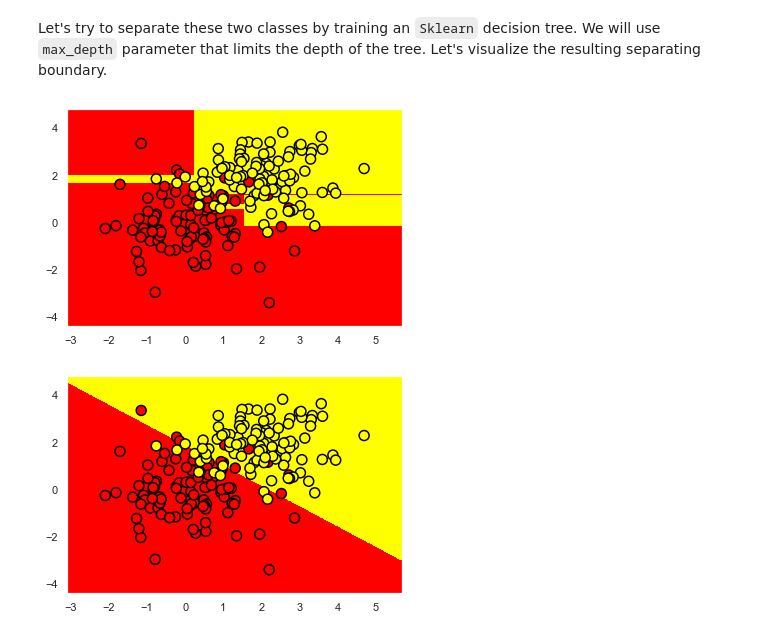
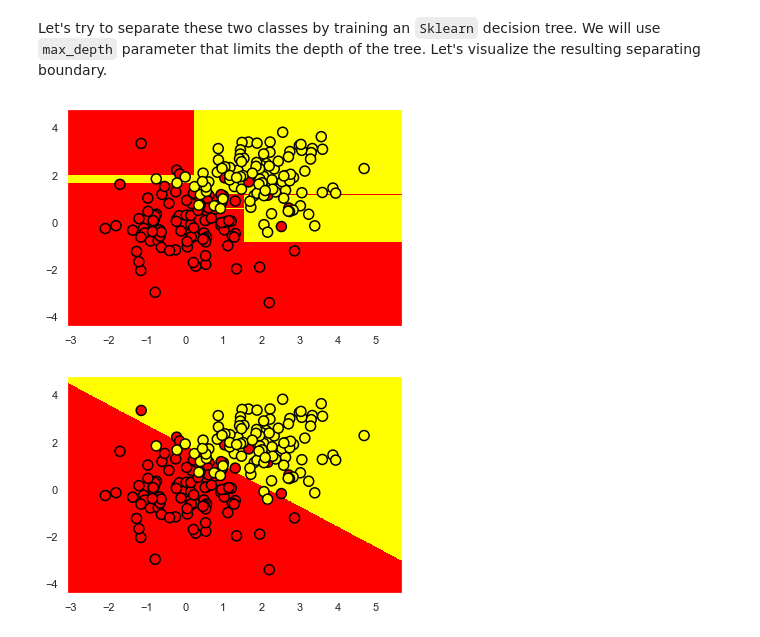
Before and after one commit to ulstu/ml, a Jupyter notebook: ml_course_en/lecture04. Decision trees. KNN. Logistic regression. Regularization/Lecture 04-01. decision_trees_kNN.ipynb, the cells around one changed output. Saved outputs shown, nothing was run; the diff lists cells and outputs as text; code cells hidden in the pictures.

```diff
--- a/ml_course_en/lecture04. Decision trees. KNN. Logistic regression. Regularization/Lecture 04-01. decision_trees_kNN.ipynb
+++ b/ml_course_en/lecture04. Decision trees. KNN. Logistic regression. Regularization/Lecture 04-01. decision_trees_kNN.ipynb
@@ -178,27 +178,27 @@ Let's try to separate these two classes by training an `Sklearn` decision tree.
 # %%
 from sklearn.tree import DecisionTreeClassifier
 
 # Let’s write an auxiliary function that will return grid for further visualization.
 def get_grid(data):
     x_min, x_max = data[:, 0].min() - 1, data[:, 0].max() + 1
     y_min, y_max = data[:, 1].min() - 1, data[:, 1].max() + 1
     return np.meshgrid(np.arange(x_min, x_max, 0.01), np.arange(y_min, y_max, 0.01))
 
-clf_tree = DecisionTreeClassifier(criterion='gini', max_depth=5,
+clf_tree = DecisionTreeClassifier(criterion='entropy', max_depth=5,
                                   random_state=17)
 
 # training the tree
 clf_tree.fit(train_data, train_labels)
 
 # some code to depict separating surface
 xx, yy = get_grid(train_data)
 predicted = clf_tree.predict(np.c_[xx.ravel(),
                                    yy.ravel()]).reshape(xx.shape)
 plt.pcolormesh(xx, yy, predicted, cmap='autumn')
 plt.scatter(train_data[:, 0], train_data[:, 1], c=train_labels, s=100,
             cmap='autumn', edgecolors='black', linewidth=1.5);
 # %% [output]
-[figure, old version]
+[figure, new version]
 # %%
 from sklearn.linear_model import LogisticRegression
 logregr = LogisticRegression()
```
Also changed, not shown: parts of 3 cells of this notebook, 15 other files.
